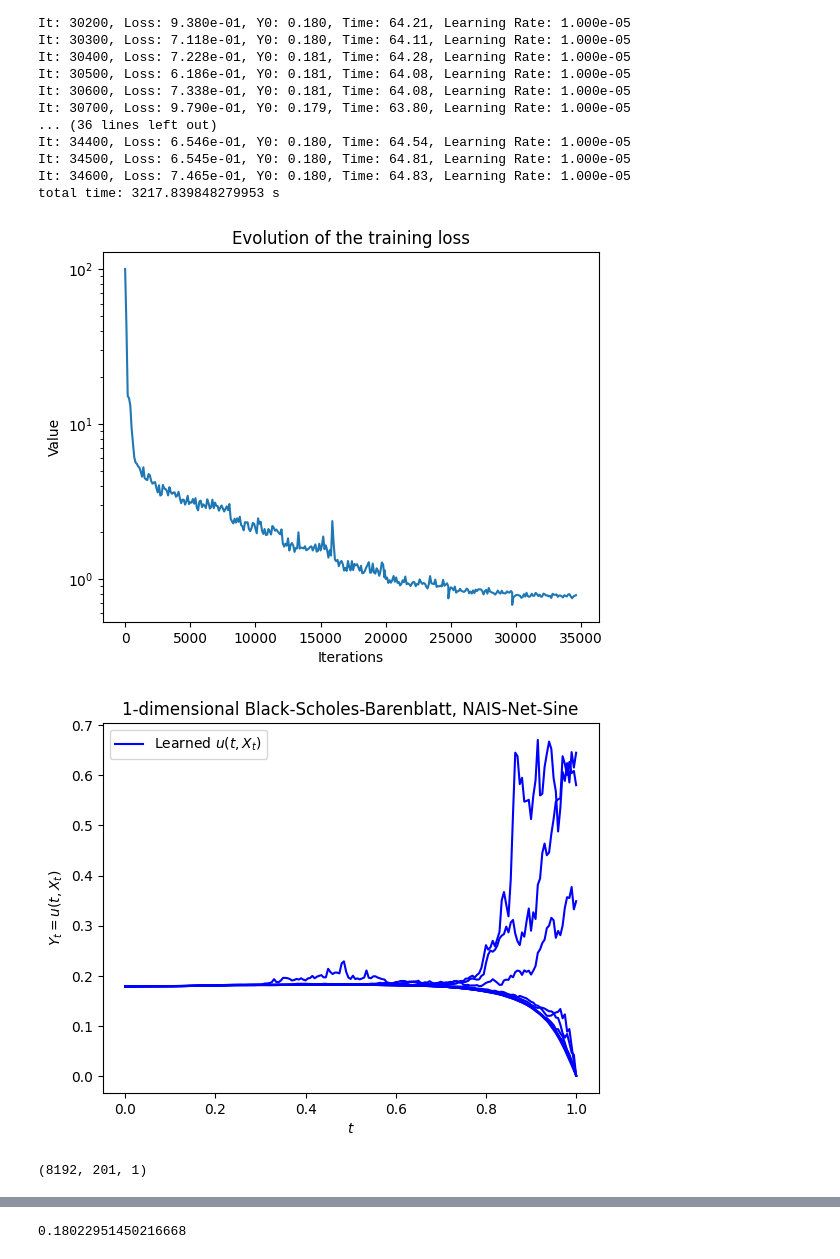
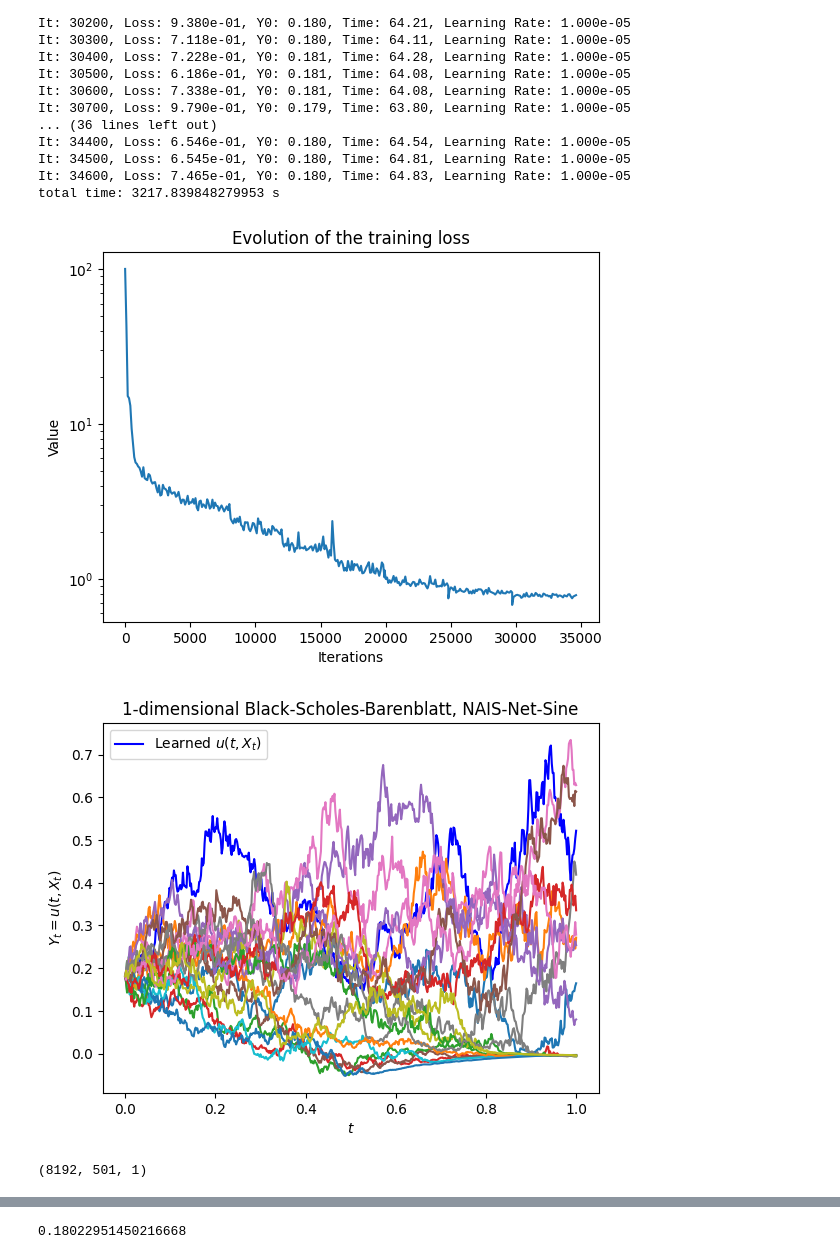
Before and after one commit to Aadhithya-06/Final-Year-Project, a Jupyter notebook: CallOption.ipynb, the cells around one changed output, grey strips where cells are left out. Saved outputs shown, nothing was run; the diff lists cells and outputs as text; code cells hidden in the pictures.

```diff
--- a/CallOption.ipynb
+++ b/CallOption.ipynb
@@ -13,7 +13,7 @@ import matplotlib.pyplot as plt
 import time
 
 M = 128  # number of trajectories (batch size)
-N = 200  # number of time snapshots
+N = 500  # number of time snapshots
 D = 1 # number of dimensions
 Mm = N ** (1/5)
 
@@ -29,8 +29,31 @@ model = CallOption(Xi, T, M, N, D, Mm, layers, mode, activation)
 
 n_iter = 5 * 10 ** 3
 lr = 1e-5
+# %%
+import numpy as np
+import torch
+import matplotlib.pyplot as plt
+import time
+
+M = 1  # number of trajectories (batch size)
+N = 500  # number of time snapshots
+D = 1 # number of dimensions
+Mm = N ** (1/5)
+
+layers = [D + 1] + 4 * [256] + [1]
+
+Xi = np.array([1.0] * D)[None, :]
+T = 1.0
+
+"Available architectures"
+mode = "NAIS-Net"  # FC, Resnet and NAIS-Net are available
+activation = "Sine"  # Sine and ReLU are available
+model2 = CallOption(Xi, T, M, N, D, Mm, layers, mode, activation)
+
+n_iter = 5 * 10 ** 3
+lr = 1e-5
 # %%
-model.load_model("models/CallOption1.pth")
+model.load_model("models/CallOption.pth")
 # %%
 tot = time.time()
 print(model.device)
@@ -86,29 +109,29 @@ if type(Y_pred).__module__ != 'numpy':
 # %%
 plt.figure()
 plt.plot(graph[0], graph[1])
 plt.xlabel('Iterations')
 plt.ylabel('Value')
 plt.yscale("log")
 plt.title('Evolution of the training loss')
-samples = 10
+samples = 20
 plt.figure()
 plt.plot(t_test[0:1, :, 0].T, Y_pred[0:1, :, 0].T, 'b', label='Learned $u(t,X_t)$')
 
-plt.plot(t_test[1:samples, :, 0].T, Y_pred[1:samples, :, 0].T, 'b')
+plt.plot(t_test[1:samples, :, 0].T, Y_pred[1:samples, :, 0].T)
 
 plt.xlabel('$t$')
 plt.ylabel('$Y_t = u(t,X_t)$')
 plt.title(str(D) + '-dimensional Black-Scholes-Barenblatt, ' + model.mode + "-" + model.activation)
 plt.legend()
 
 plt.show()
 # %% [output]
 [figure]
-[figure, old version]
+[figure, new version]
 # %%
 Y_pred.shape
 # %% [output]
-(8192, 201, 1)
+(8192, 501, 1)
 # %%
 r = 0.05
 # %%
```
Also changed, not shown: parts of 6 cells of this notebook, 8 other files.
